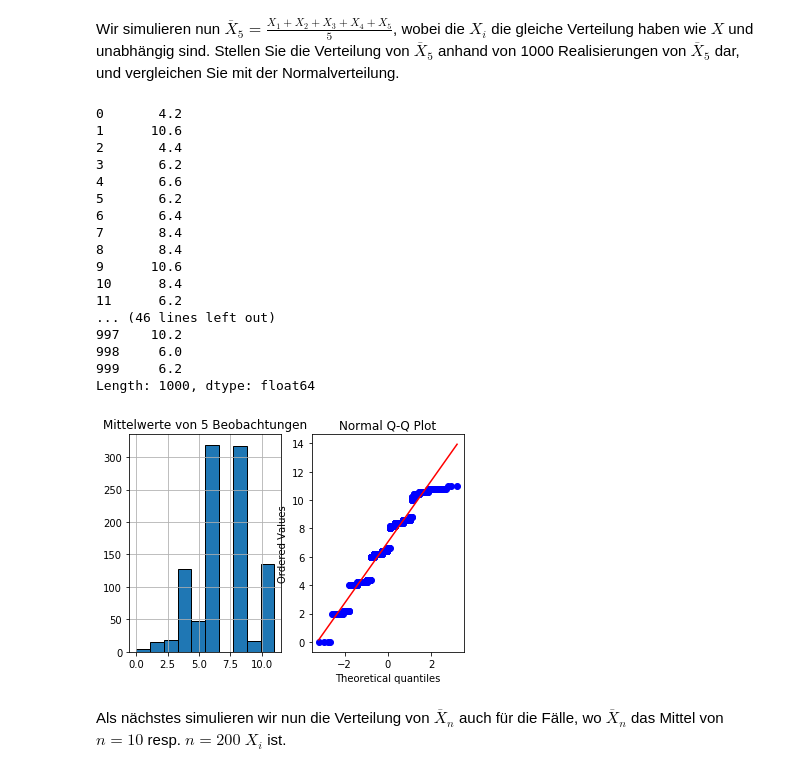
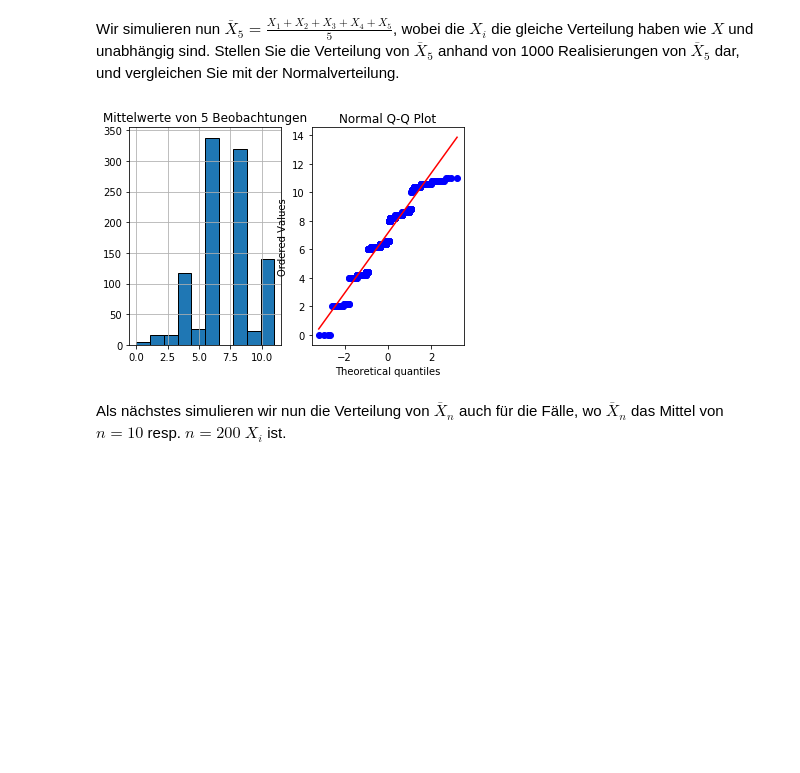
Before and after one commit to tschibu/hslu-stat-exercises, a Jupyter notebook: SW05_Python Code - Series 5.ipynb, the cells around one changed output. Saved outputs shown, nothing was run; the diff lists cells and outputs as text; code cells hidden in the pictures; blank space fills up the shorter version.

```diff
--- a/SW05_Python Code - Series 5.ipynb
+++ b/SW05_Python Code - Series 5.ipynb
@@ -28,40 +28,24 @@ plt.show()
 Wir simulieren nun $\overline{X}_5 = \frac{X_1+X_2+X_3+X_4+X_5}{5}$, wobei die $X_i$ die gleiche Verteilung haben wie $X$ und unabhängig sind. Stellen Sie die Verteilung von $\overline{X}_5$ anhand von 1000 Realisierungen von $\overline{X}_5$ dar, und vergleichen Sie mit der Normalverteilung.
 # %%
 n = 5
-sim = Series(np.random.choice(werte, size=n*1000, replace=True))
+#sim = Series(np.random.choice(werte, size=n*1000, replace=True))
+sim = np.random.choice(werte, size=n*1000, replace=True)
 sim = DataFrame(np.reshape(sim,(n,1000)))
 
 sim_mean = sim.mean()
-print(sim_mean)
+# print(sim_mean)
 
 plt.subplot(1,2,1)
 sim_mean.hist(edgecolor="black")
 plt.title("Mittelwerte von 5 Beobachtungen")
 
 plt.subplot(1,2,2)
 st.probplot(sim_mean,plot=plt)
 plt.title("Normal Q-Q Plot")
 
 plt.show()
 # %% [output]
-0       4.2
-1      10.6
-2       4.4
-3       6.2
-4       6.6
-5       6.2
-6       6.4
-7       8.4
-8       8.4
-9      10.6
-10      8.4
-11      6.2
-... (46 lines left out)
-997    10.2
-998     6.0
-999     6.2
-Length: 1000, dtype: float64
-[figure, old version]
+[figure, new version]
 # %% [markdown]
 Als nächstes simulieren wir nun die Verteilung von $\overline{X}_n$ auch für die Fälle, wo $\overline{X}_n$ das Mittel von $n=10$ resp. $n=200$ $X_i$ ist.
 # %%
```
Also changed, not shown: parts of 3 cells of this notebook, 1 other file.
